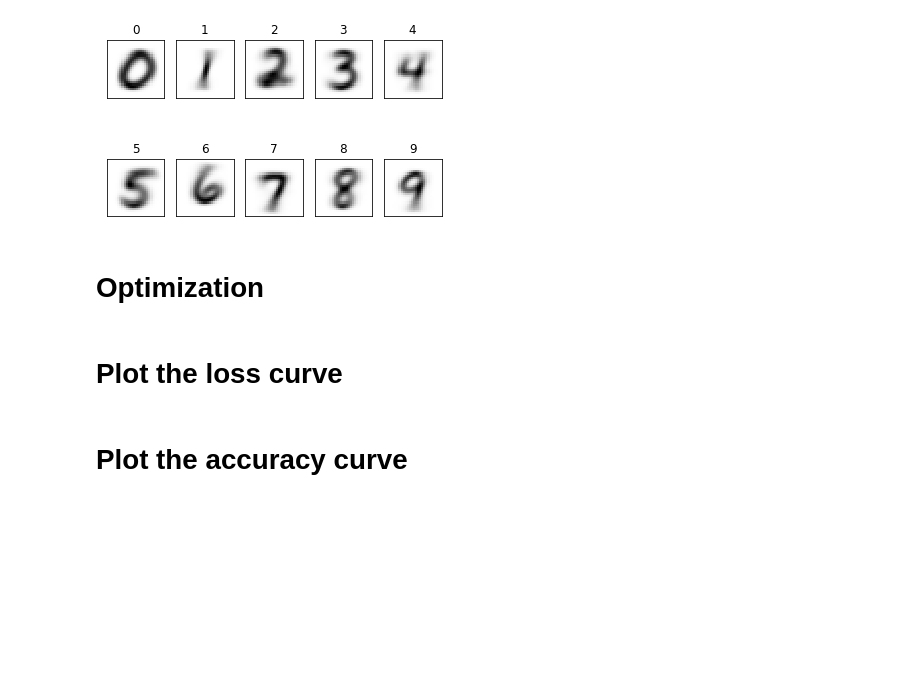
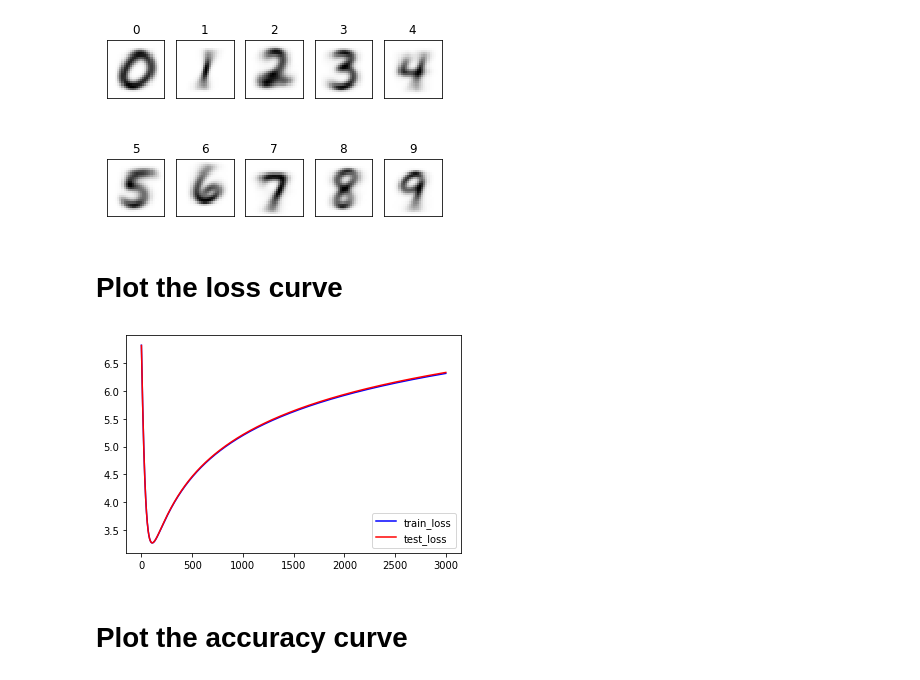
Before and after one commit to HeegonJin/lec_MachineLearning, a Jupyter notebook: assignment09.ipynb, the cells around one changed output. Saved outputs shown, nothing was run; the diff lists cells and outputs as text; code cells hidden in the pictures; blank space fills up the shorter version.

```diff
--- a/assignment09.ipynb
+++ b/assignment09.ipynb
@@ -211,13 +211,11 @@ x_train = list_image[:, :6000].T
 t_train = list_label[:6000]
 x_test = list_image[:, 6000:].T
 t_test = list_label[6000:]
-# %% [markdown]
-# Optimization
 # %%
 network = ThreeLayerNet(input_size=784, hidden_size1=196, hidden_size2 = 49, output_size=10)
-iters_num = 1500
+iters_num = 3000
 train_size = x_train.shape[0]
-learning_rate = 0.000005
+learning_rate = 0.000001
 train_loss_list = []
 test_loss_list = []
 train_acc_list = []
@@ -240,14 +238,17 @@ for i in range(iters_num):
     test_acc_list.append(test_acc)
     if i % 10 == 0:
         learning_rate = learning_rate * 1/(1 + decay)
+        print(train_loss, test_loss, train_acc, test_acc)
 # %% [markdown]
 # Plot the loss curve
 # %%
-a = [i for i in range(1500)]
+a = [i for i in range(3000)]
 plt.plot(a, train_loss_list,label = 'train_loss', c = 'b')
 plt.plot(a, test_loss_list,label = 'test_loss', c = 'r')
 plt.legend()
 plt.show()
+# %% [output]
+[figure, added]
 # %% [markdown]
 # Plot the accuracy curve
 # %%
```
Also changed, not shown: parts of 6 cells of this notebook, 1 other file.
